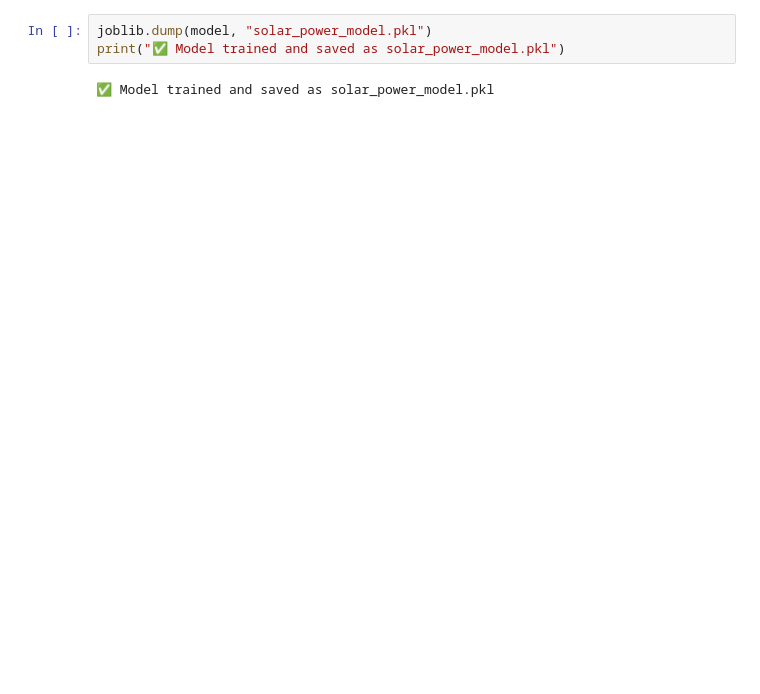
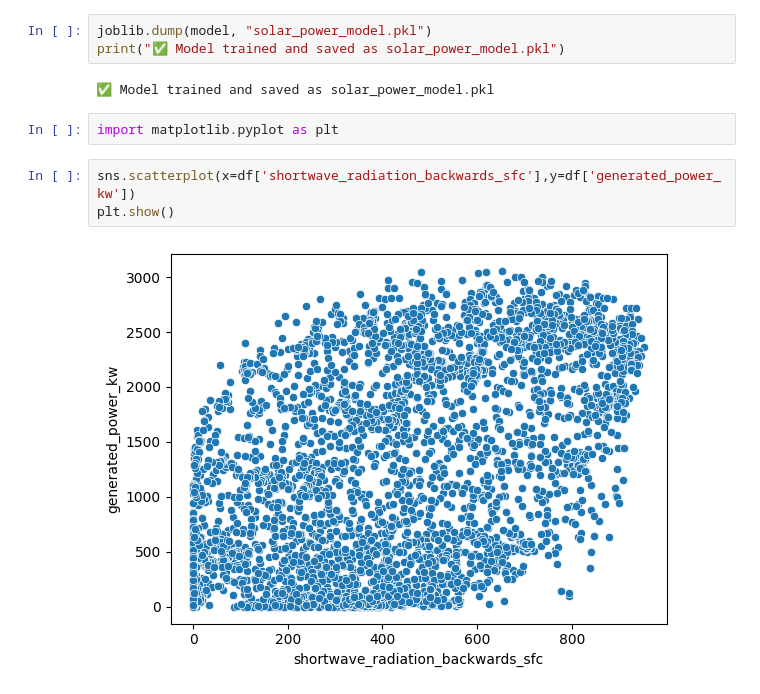
Before and after one commit to PanchalNihar/BotWorks-Backend, a Jupyter notebook: solar_final.ipynb, the cells around one changed output. Cells and saved outputs as stored; diff of their text form; blank space fills up the shorter version.

```diff
--- a/solar_final.ipynb
+++ b/solar_final.ipynb
@@ -34,3 +34,10 @@ joblib.dump(model, "solar_power_model.pkl")
 print("✅ Model trained and saved as solar_power_model.pkl")
 # %% [output]
 ✅ Model trained and saved as solar_power_model.pkl
+# %%
+import matplotlib.pyplot as plt
+# %%
+sns.scatterplot(x=df['shortwave_radiation_backwards_sfc'],y=df['generated_power_kw'])
+plt.show()
+# %% [output]
+[figure, added]
```
Also changed, not shown: parts of 10 cells of this notebook, 1 other file.
